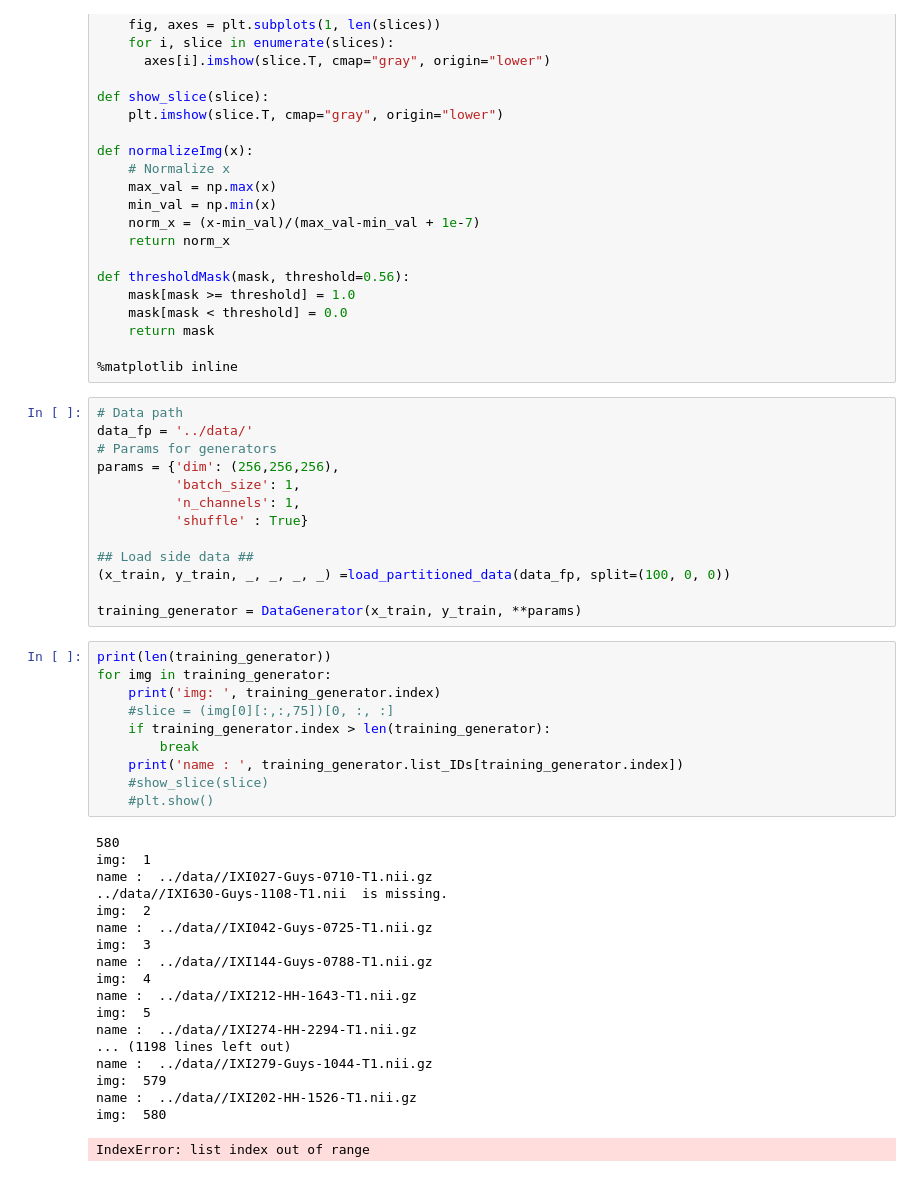
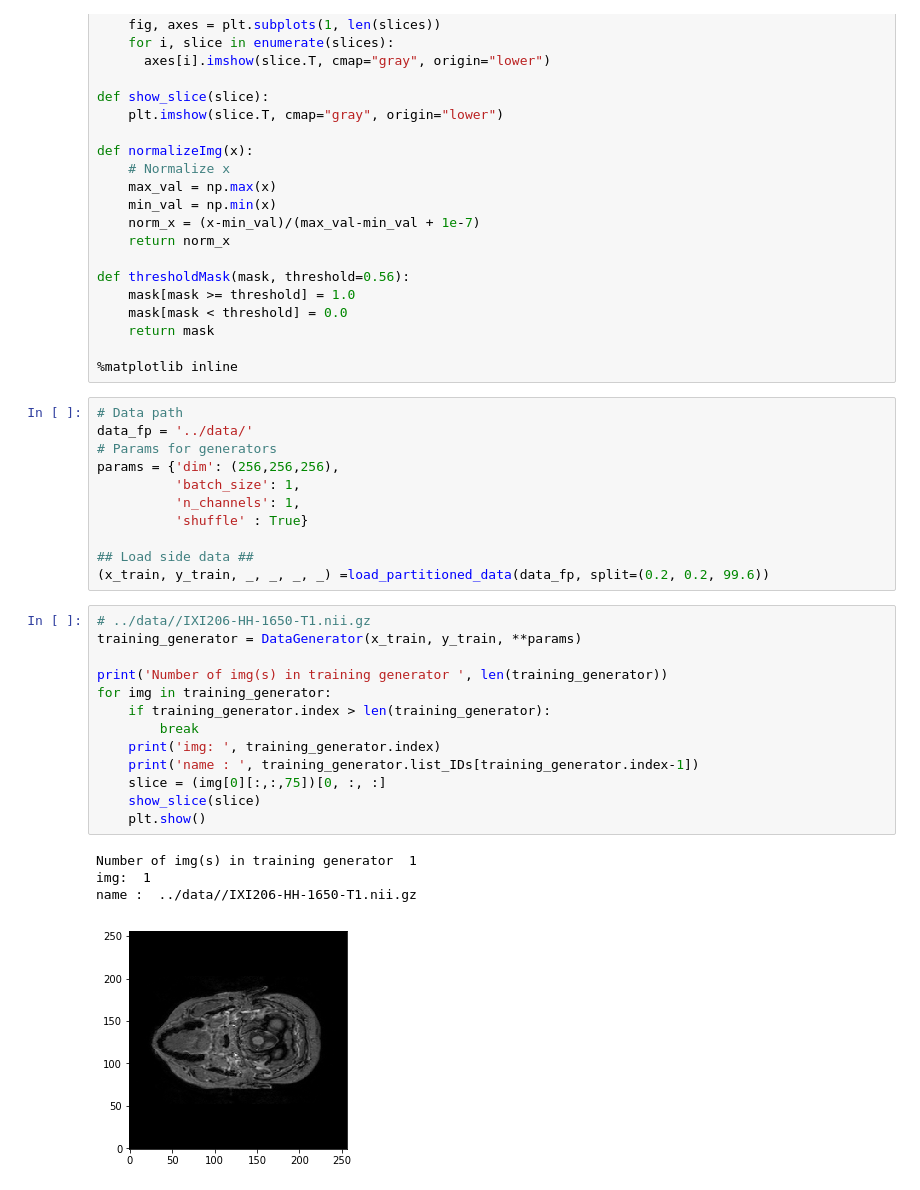
Before and after one commit to mechaman/ARFF-CNN, a Jupyter notebook: notebooks/Delete.ipynb, the cells around one changed output. Cells and saved outputs as stored; diff of their text form.

```diff
--- a/notebooks/Delete.ipynb
+++ b/notebooks/Delete.ipynb
@@ -62,35 +62,22 @@ params = {'dim': (256,256,256),
           'shuffle' : True}
 
 ## Load side data ##
-(x_train, y_train, _, _, _, _) =load_partitioned_data(data_fp, split=(100, 0, 0))
-
-training_generator = DataGenerator(x_train, y_train, **params)
+(x_train, y_train, _, _, _, _) =load_partitioned_data(data_fp, split=(0.2, 0.2, 99.6))
 # %%
-print(len(training_generator))
+# ../data//IXI206-HH-1650-T1.nii.gz
+training_generator = DataGenerator(x_train, y_train, **params)
+
+print('Number of img(s) in training generator ', len(training_generator))
 for img in training_generator:
-    print('img: ', training_generator.index)
-    #slice = (img[0][:,:,75])[0, :, :]
     if training_generator.index > len(training_generator):
         break
-    print('name : ', training_generator.list_IDs[training_generator.index])
-    #show_slice(slice)
-    #plt.show()
+    print('img: ', training_generator.index)
+    print('name : ', training_generator.list_IDs[training_generator.index-1])
+    slice = (img[0][:,:,75])[0, :, :]
+    show_slice(slice)
+    plt.show()
 # %% [output]
-580
+Number of img(s) in training generator  1
 img:  1
-name :  ../data//IXI027-Guys-0710-T1.nii.gz
-../data//IXI630-Guys-1108-T1.nii  is missing.
-img:  2
-name :  ../data//IXI042-Guys-0725-T1.nii.gz
-img:  3
-name :  ../data//IXI144-Guys-0788-T1.nii.gz
-img:  4
-name :  ../data//IXI212-HH-1643-T1.nii.gz
-img:  5
-name :  ../data//IXI274-HH-2294-T1.nii.gz
-... (1198 lines left out)
-name :  ../data//IXI279-Guys-1044-T1.nii.gz
-img:  579
-name :  ../data//IXI202-HH-1526-T1.nii.gz
-img:  580
+name :  ../data//IXI206-HH-1650-T1.nii.gz
-IndexError: list index out of range
+[figure, added]
```
Also changed, not shown: 3 other files.
